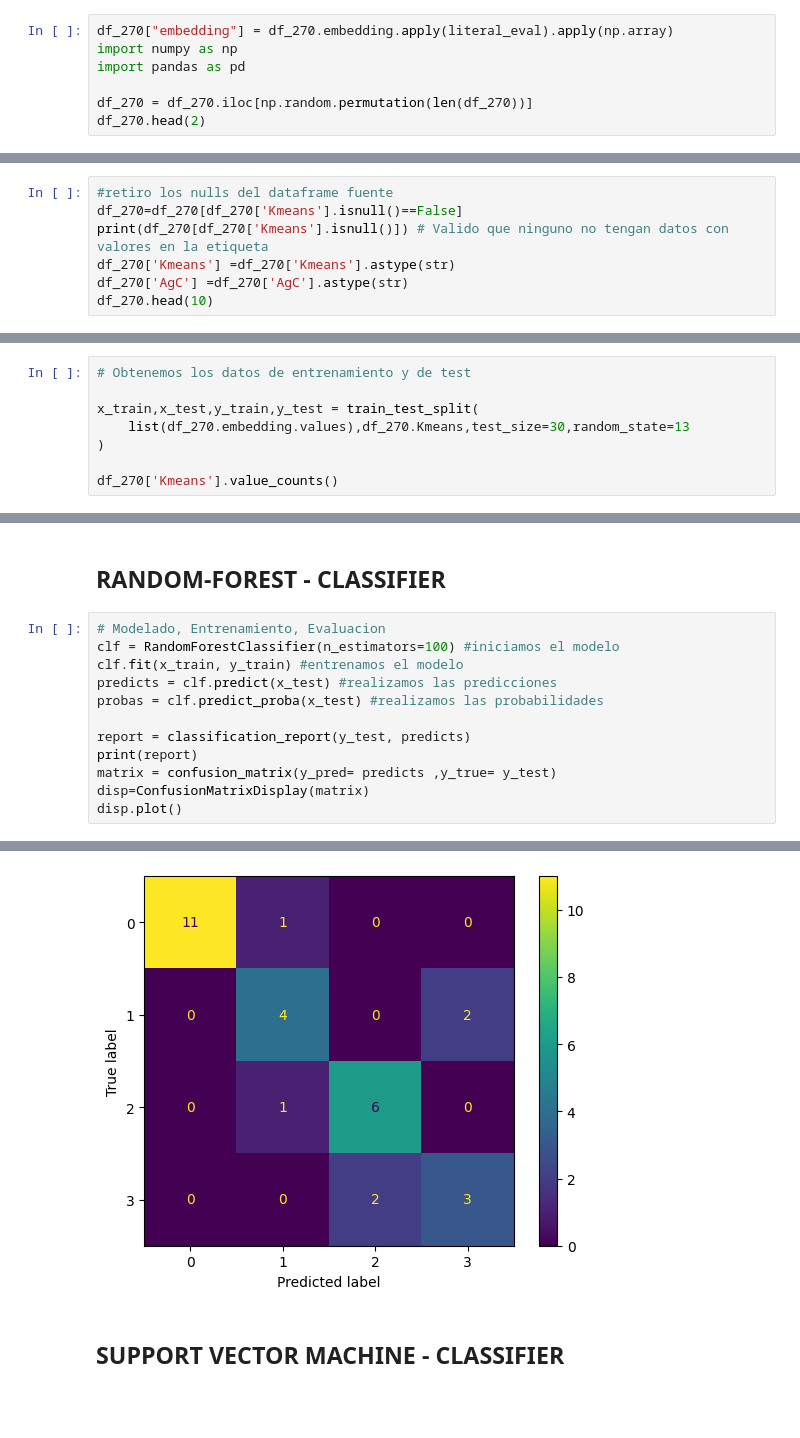
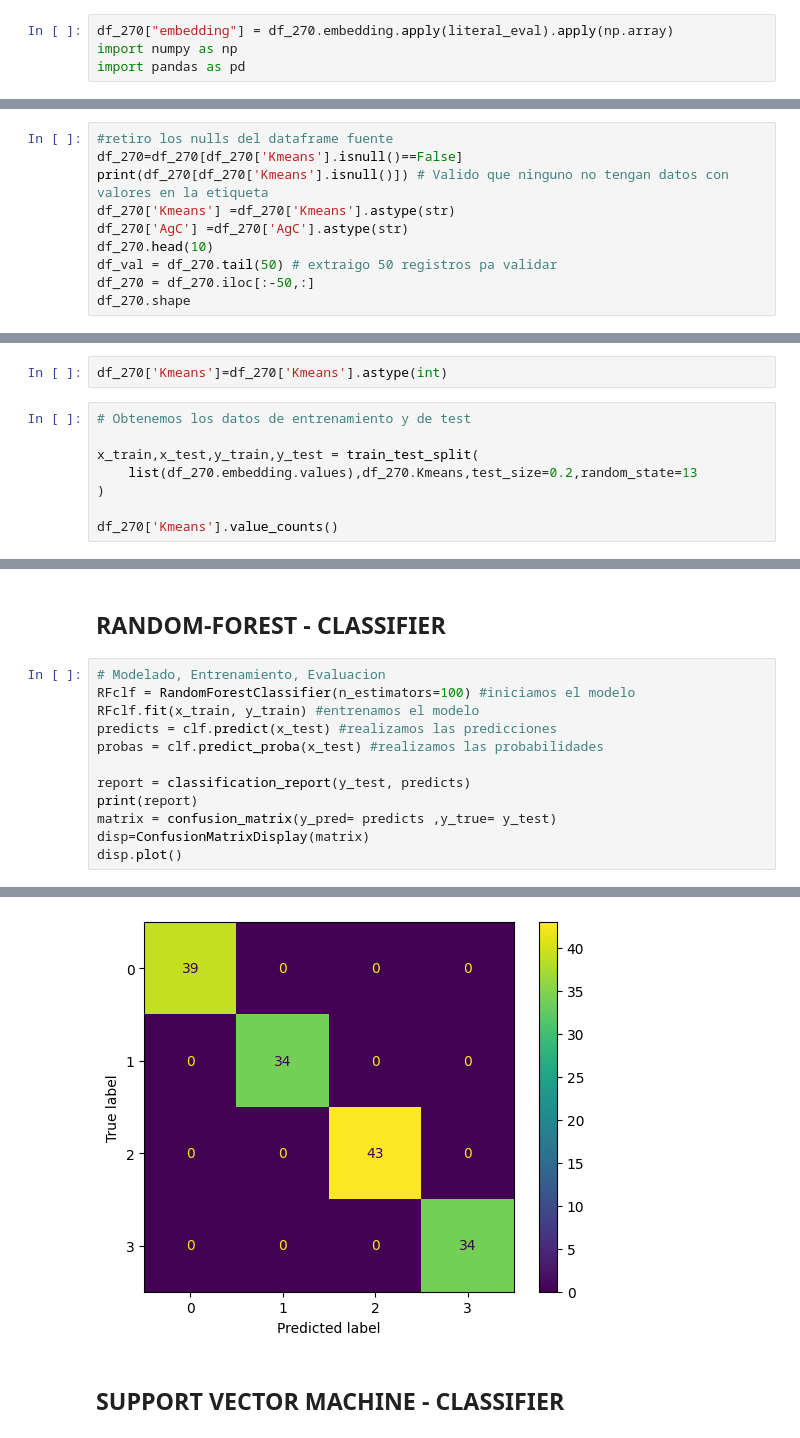
Before and after one commit to ingvamartinez/Clustering_MeLi, a Jupyter notebook: Notebooks/2.1_Clasificacion_embedding_Modelado_num.ipynb, the cells around one changed output, grey strips where cells are left out. Cells and saved outputs as stored; diff of their text form; blank space fills up the shorter version.

```diff
--- a/Notebooks/2.1_Clasificacion_embedding_Modelado_num.ipynb
+++ b/Notebooks/2.1_Clasificacion_embedding_Modelado_num.ipynb
@@ -30,6 +30,3 @@ df_270 = pd.read_csv("./data/data_embedding_numeric.csv")
 df_270["embedding"] = df_270.embedding.apply(literal_eval).apply(np.array)
 import numpy as np
 import pandas as pd
-
-df_270 = df_270.iloc[np.random.permutation(len(df_270))]
-df_270.head(2)
@@ -50,6 +43,9 @@ print(df_270[df_270['Kmeans'].isnull()]) # Valido que ninguno no tengan datos co
 df_270['Kmeans'] =df_270['Kmeans'].astype(str)
 df_270['AgC'] =df_270['AgC'].astype(str)
 df_270.head(10)
+df_val = df_270.tail(50) # extraigo 50 registros pa validar
+df_270 = df_270.iloc[:-50,:]
+df_270.shape
 # %% [output]
 Empty DataFrame
 Columns: [Unnamed: 0, seller_nickname, stock, price, regular_price, Products, total_amount, regular_total_amount, Kmeans, AgC, mix, tokens, embedding]
@@ -68,8 +54,10 @@ Index: []
+# %%
+df_270['Kmeans']=df_270['Kmeans'].astype(int)
 # %%
 # Obtenemos los datos de entrenamiento y de test
 
 x_train,x_test,y_train,y_test = train_test_split(
-    list(df_270.embedding.values),df_270.Kmeans,test_size=30,random_state=13
+    list(df_270.embedding.values),df_270.Kmeans,test_size=0.2,random_state=13
 )
 
 df_270['Kmeans'].value_counts()
@@ -87,8 +75,8 @@ Name: count, dtype: int64
 ## RANDOM-FOREST - CLASSIFIER
 # %%
 # Modelado, Entrenamiento, Evaluacion
-clf = RandomForestClassifier(n_estimators=100) #iniciamos el modelo
-clf.fit(x_train, y_train) #entrenamos el modelo
+RFclf = RandomForestClassifier(n_estimators=100) #iniciamos el modelo
+RFclf.fit(x_train, y_train) #entrenamos el modelo
 predicts = clf.predict(x_test) #realizamos las predicciones
 probas = clf.predict_proba(x_test) #realizamos las probabilidades
 
@@ -111,5 +99,5 @@ weighted avg       0.81      0.80      0.80        30
 <sklearn.metrics._plot.confusion_matrix.ConfusionMatrixDisplay at 0x...>
-[figure, old version]
+[figure, new version]
 # %% [markdown]
 ## SUPPORT VECTOR MACHINE - CLASSIFIER
 # %%
```
Also changed, not shown: parts of 9 cells of this notebook, 29 other files.
